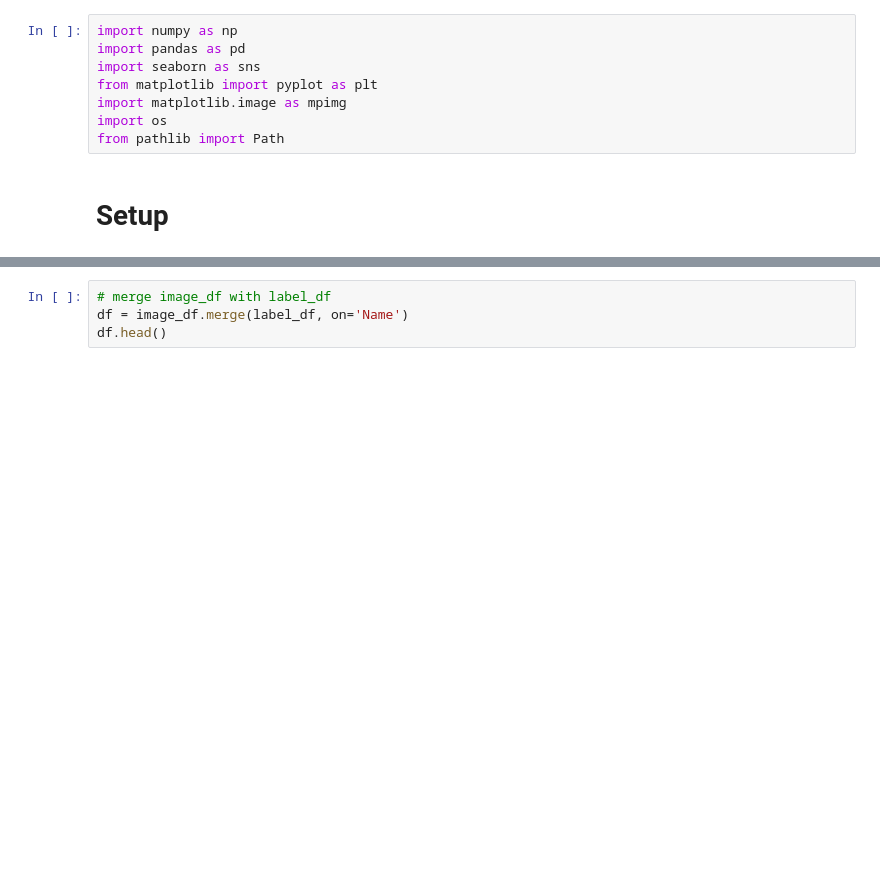
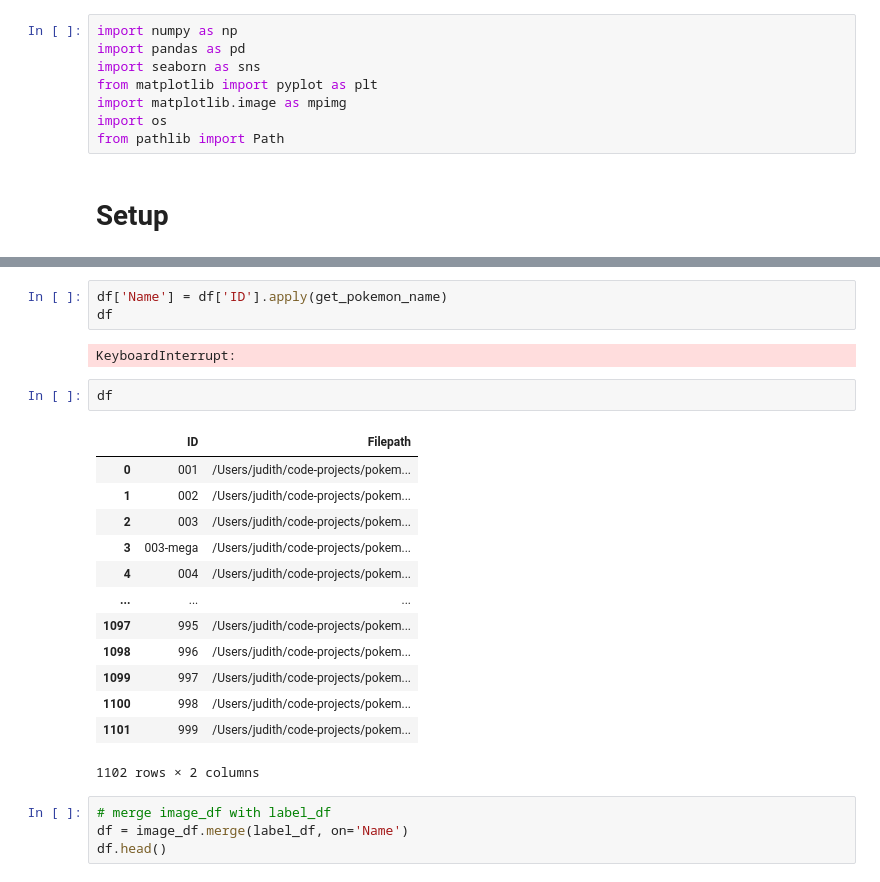
Before and after one commit to judithernandez/pokemastery, a Jupyter notebook: notebooks/04_high_data_exploration.ipynb, the cells around one changed output, grey strips where cells are left out. Saved outputs shown, nothing was run; the diff lists cells and outputs as text; blank space fills up the shorter version.

```diff
--- a/notebooks/04_high_data_exploration.ipynb
+++ b/notebooks/04_high_data_exploration.ipynb
@@ -47,3 +46,24 @@ label_df.head()
+# %%
+df['Name'] = df['ID'].apply(get_pokemon_name)
+df
+# %% [output]
+KeyboardInterrupt:
+# %%
+df
+# %% [output]
+|  | ID | Filepath |
+| 0 | 001 | /Users/judith/code-projects/pokem... |
+| 1 | 002 | /Users/judith/code-projects/pokem... |
+| 2 | 003 | /Users/judith/code-projects/pokem... |
+| 3 | 003-mega | /Users/judith/code-projects/pokem... |
+| 4 | 004 | /Users/judith/code-projects/pokem... |
+| ... | ... | ... |
+| 1097 | 995 | /Users/judith/code-projects/pokem... |
+| 1098 | 996 | /Users/judith/code-projects/pokem... |
+| 1099 | 997 | /Users/judith/code-projects/pokem... |
+| 1100 | 998 | /Users/judith/code-projects/pokem... |
+| 1101 | 999 | /Users/judith/code-projects/pokem... |
+1102 rows × 2 columns
 # %%
 # merge image_df with label_df
 df = image_df.merge(label_df, on='Name')
```
Also changed, not shown: parts of 5 cells of this notebook, 3 other files.
